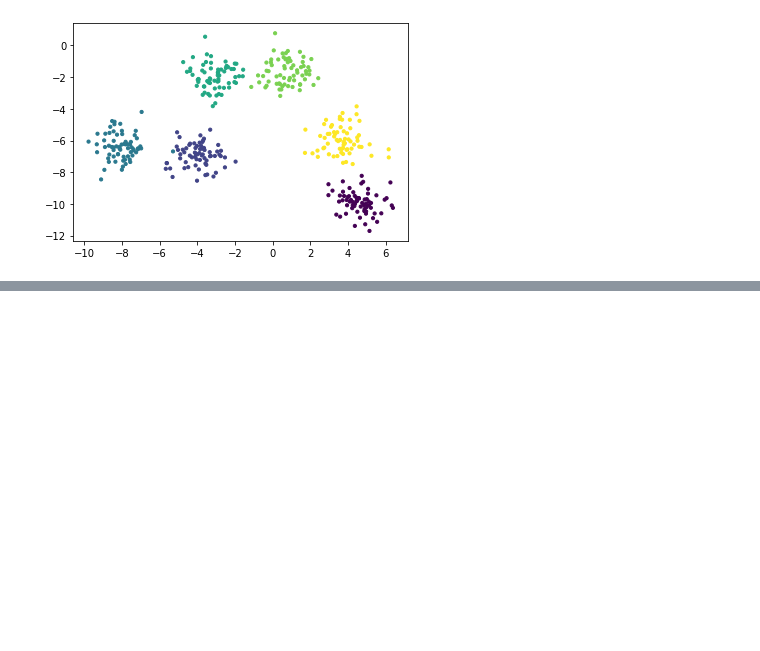
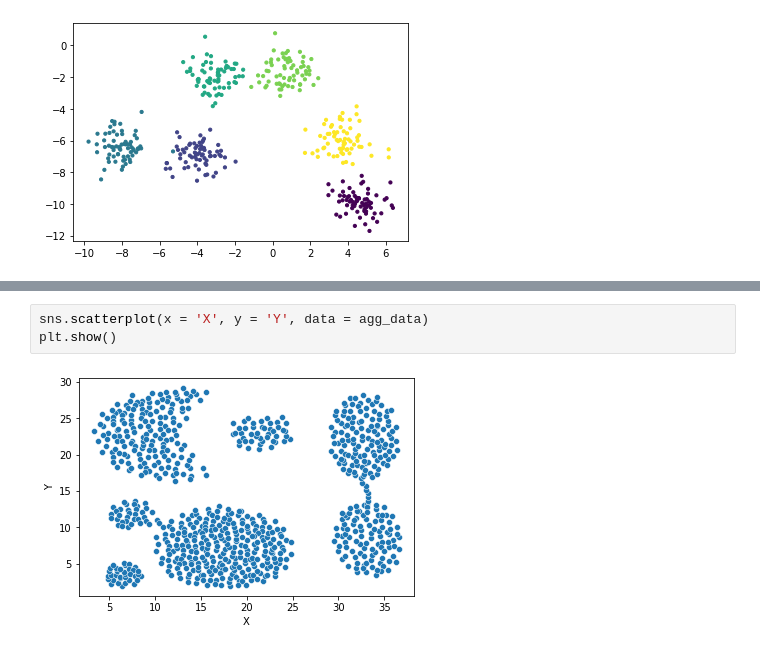
Before and after one commit to MusaAbbasi/DSNYC080822, a Jupyter notebook: Phase_4_notes.ipynb, the cells around one changed output, grey strips where cells are left out. Drawn from its saved outputs; the diff is of its cells as text; blank space fills up the shorter version.

```diff
--- a/Phase_4_notes.ipynb
+++ b/Phase_4_notes.ipynb
@@ -151,0 +373,5 @@ plt.scatter(X_2[:, 0], X_2[:, 1],c=y_2, s=10)
+# %%
+sns.scatterplot(x = 'X', y = 'Y', data = agg_data)
+plt.show()
+# %% [output]
+[figure, added]
```
Also changed, not shown: parts of 34 cells of this notebook.
